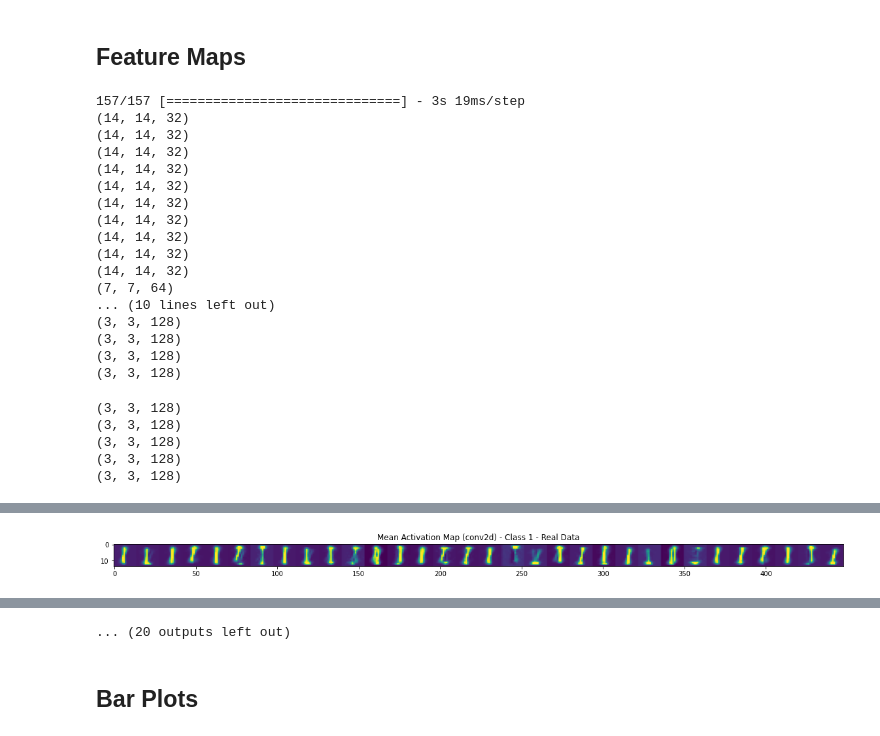
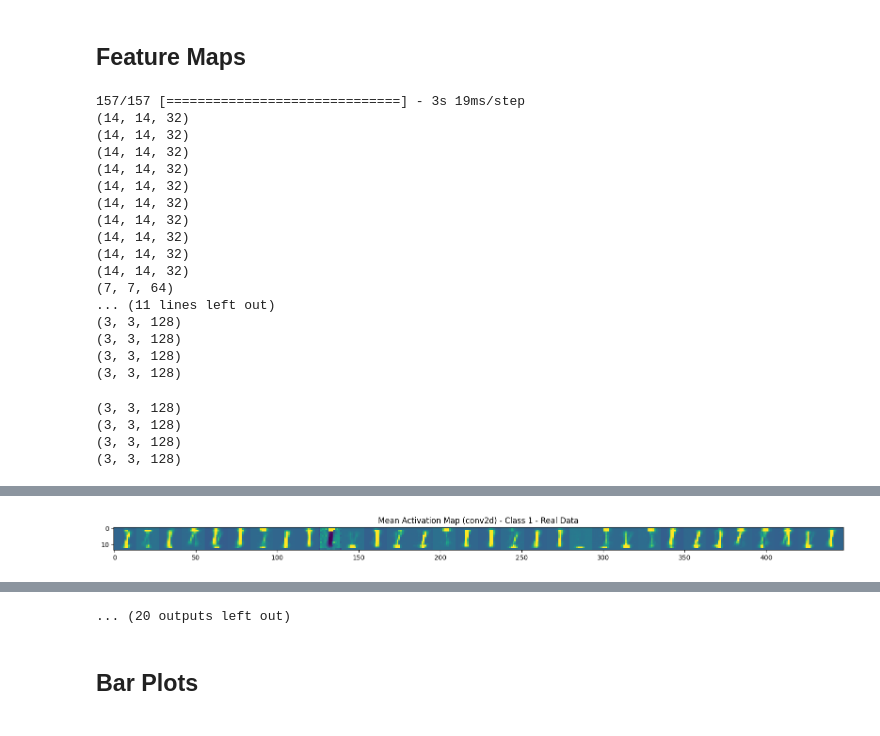
Before and after one commit to phycem/White-Noise-Analysis-of-Convolutional-Neural-Networks--MNIST--Fashion-MNIST, a Jupyter notebook: Activation_Layers_MNIST_with_Net.ipynb, the cells around one changed output, grey strips where cells are left out. Cells and saved outputs as stored; diff of their text form; code cells hidden in the pictures.

```diff
--- a/Activation_Layers_MNIST_with_Net.ipynb
+++ b/Activation_Layers_MNIST_with_Net.ipynb
@@ -115,0 +30,5 @@ _________________________________________________________________
+# %%
+new_model = tf.keras.models.load_model('/content/best_model.h5')
+
+# Check its architecture
+new_model.summary()
@@ -117,7 +54,7 @@ _________________________________________________________________
 # Filters / Feature Detectors
 # %%
 #Iterate thru all the layers of the model
-for layer in Net.layers:
+for layer in new_model.layers:
     if 'conv' in layer.name:
         weights, bias = layer.get_weights()
         print(layer.name, weights.shape)
@@ -167,14 +104,14 @@ for i in range(test_images.shape[0]):
     input_images[i] = test_images[i].reshape(28, 28, 1)
 
 # Define a new Model to get intermediate representations for all layers in the previous model after the first.
-successive_outputs = [layer.output for layer in Net.layers[1:]]
-visualization_model = tf.keras.models.Model(inputs=Net.input, outputs=successive_outputs)
+successive_outputs = [layer.output for layer in new_model.layers[1:]]
+visualization_model = tf.keras.models.Model(inputs=new_model.input, outputs=successive_outputs)
 
 # Get the intermediate representations for real data
 successive_feature_maps_real = visualization_model.predict(input_images)
 
 # Retrieve the names of the layers
-layer_names = [layer.name for layer in Net.layers]
+layer_names = [layer.name for layer in new_model.layers]
 
 # Loop over the layers
 for layer_name, feature_map_real in zip(layer_names, successive_feature_maps_real):
@@ -265,14 +202,14 @@ for layer_name, feature_map_real in zip(layer_names, successive_feature_maps_rea
 ##Convolutional Layer Activation Bar Plots
 # %%
 # Define a new Model to get intermediate representations for all layers in the previous model after the first.
-successive_outputs = [layer.output for layer in Net.layers[1:]]
-visualization_model = tf.keras.models.Model(inputs=Net.input, outputs=successive_outputs)
+successive_outputs = [layer.output for layer in new_model.layers[1:]]
+visualization_model = tf.keras.models.Model(inputs=new_model.input, outputs=successive_outputs)
 
 # Get the intermediate representations for real data
 successive_feature_maps_real = visualization_model.predict(test_images)
 
 # Retrieve the names of the layers
-layer_names = [layer.name for layer in Net.layers]
+layer_names = [layer.name for layer in new_model.layers]
 
 # Loop over the layers
 for layer_name, feature_map_real in zip(layer_names, successive_feature_maps_real):
@@ -383,14 +320,14 @@ for i in range(all_noise_maps.shape[0]):
     input_images[i] = all_noise_maps[i].reshape(28, 28, 1)
 
 # Define a new Model to get intermediate representations for all layers in the previous model after the first.
-successive_outputs = [layer.output for layer in Net.layers[1:]]
-visualization_model = tf.keras.models.Model(inputs=Net.input, outputs=successive_outputs)
+successive_outputs = [layer.output for layer in new_model.layers[1:]]
+visualization_model = tf.keras.models.Model(inputs=new_model.input, outputs=successive_outputs)
 
 # Get the intermediate representations for real data
 successive_feature_maps_real = visualization_model.predict(input_images)
 
 # Retrieve the names of the layers
-layer_names = [layer.name for layer in Net.layers]
+layer_names = [layer.name for layer in new_model.layers]
 
 # Loop over the layers
 for layer_name, feature_map_real in zip(layer_names, successive_feature_maps_real):
@@ -452,7 +389,7 @@ for layer_name, feature_map_real in zip(layer_names, successive_feature_maps_rea
 (14, 14, 32)
 (14, 14, 32)
 (7, 7, 64)
-... (10 lines left out)
+... (11 lines left out)
 (3, 3, 128)
 (3, 3, 128)
 (3, 3, 128)
@@ -461,4 +398,3 @@ for layer_name, feature_map_real in zip(layer_names, successive_feature_maps_rea
 (3, 3, 128)
 (3, 3, 128)
 (3, 3, 128)
-(3, 3, 128)
@@ -466 +402 @@ for layer_name, feature_map_real in zip(layer_names, successive_feature_maps_rea
-[figure, old version]
+[figure, new version]
```
Also changed, not shown: parts of 9 cells of this notebook.
